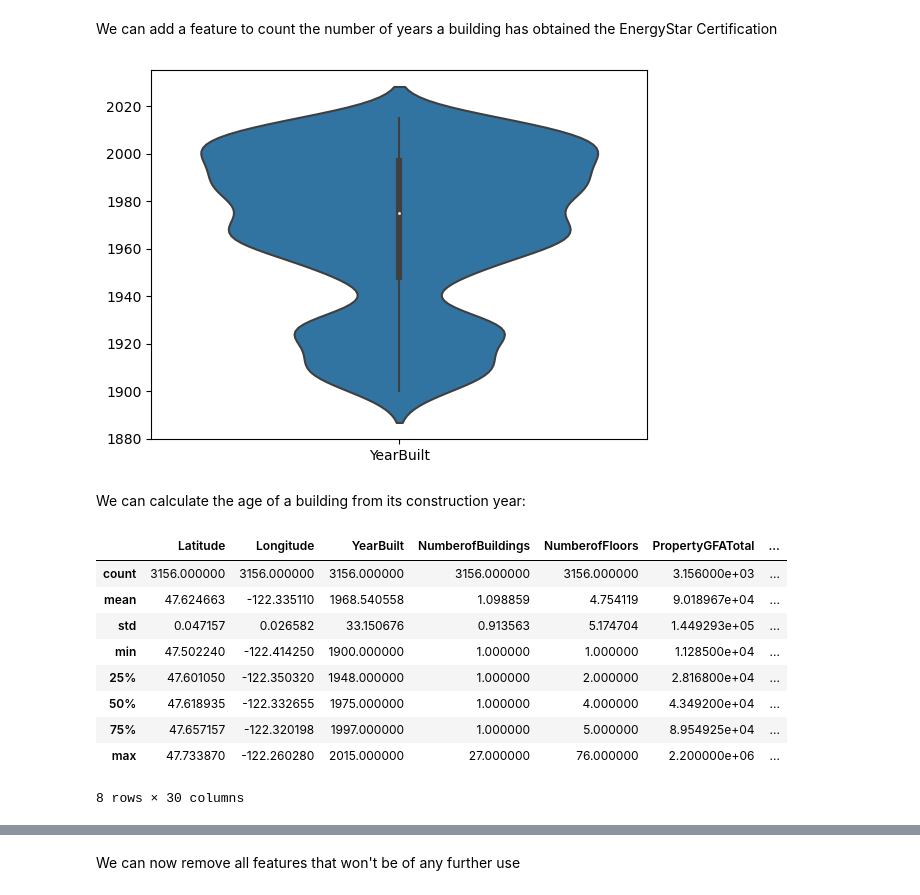
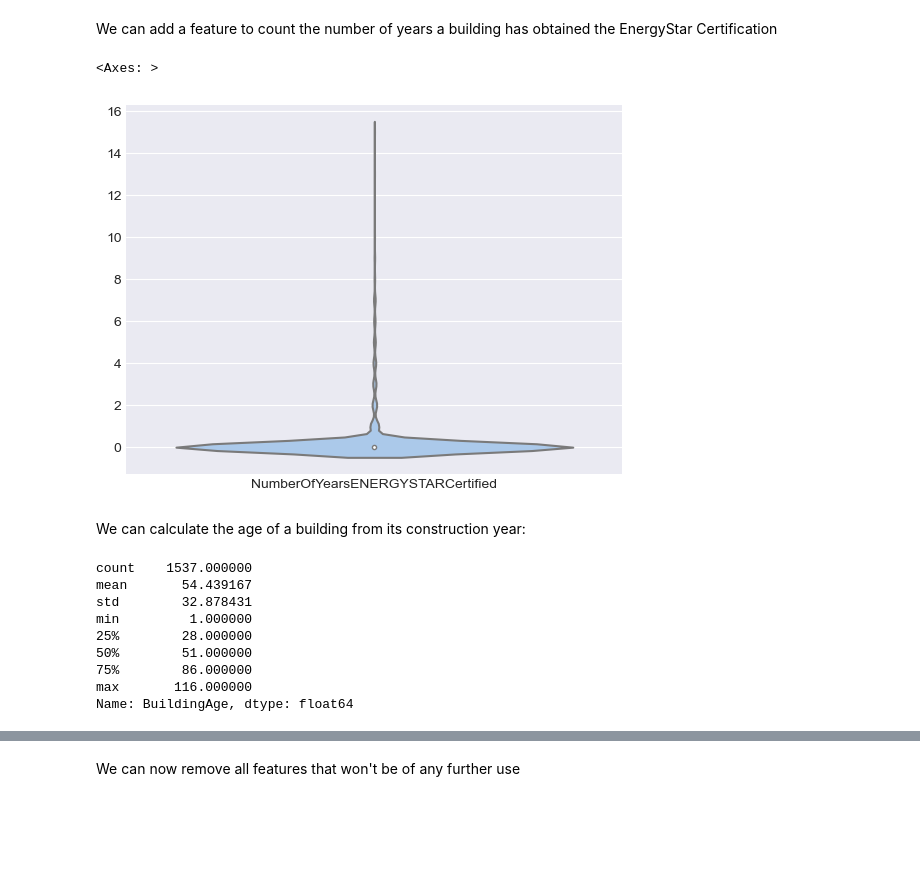
Before and after one commit to Dzov/DSP4, a Jupyter notebook: Haladjian_Amelie-Dzovinar_1_notebook_exploratoire_082023.ipynb, the cells around one changed output, grey strips where cells are left out. Drawn from its saved outputs; the diff is of its cells as text; code cells hidden in the pictures; blank space fills up the shorter version.

```diff
--- a/Haladjian_Amelie-Dzovinar_1_notebook_exploratoire_082023.ipynb
+++ b/Haladjian_Amelie-Dzovinar_1_notebook_exploratoire_082023.ipynb
@@ -513,0 +618,2 @@ data.drop(energy_use_outliers.index, inplace=True)
+# %%
+data.drop(index=353, inplace=True)
@@ -522,16 +657,20 @@ We will exploit some of the features to create new ones that can be exploited fo
 
 We can start by calculating the percentage of usage of each energy source:
 # %%
-data["ElectricityUse(Percentage)"] = (
-    data["Electricity(kBtu)"] / data["SiteEnergyUse(kBtu)"] * 100
+def calculate_percentage(column_name, total_column_name):
+    return round(data[column_name] / data[total_column_name] * 100, 2)
+
+
+data["ElectricityUse(Percentage)"] = calculate_percentage(
+    "Electricity(kBtu)", "SiteEnergyUse(kBtu)"
 )
 
-data["SteamUse(Percentage)"] = (
-    data["SteamUse(kBtu)"] / data["SiteEnergyUse(kBtu)"] * 100
+data["SteamUse(Percentage)"] = calculate_percentage(
+    "SteamUse(kBtu)", "SiteEnergyUse(kBtu)"
 )
 
-data["NaturalGasUse(Percentage)"] = (
-    data["NaturalGas(kBtu)"] / data["SiteEnergyUse(kBtu)"] * 100
+data["NaturalGasUse(Percentage)"] = calculate_percentage(
+    "NaturalGas(kBtu)", "SiteEnergyUse(kBtu)"
 )
 # %%
 buildings_wo_energy_use = data.loc[
@@ -546,0 +688,13 @@ buildings_wo_energy_use
+# %%
+data["LargestUseTypeGFA(Percentage)"] = calculate_percentage(
+    "LargestPropertyUseTypeGFA", "PropertyGFATotal"
+)
+data["SecondLargestUseTypeGFA(Percentage)"] = calculate_percentage(
+    "SecondLargestPropertyUseTypeGFA", "PropertyGFATotal"
+)
+data["ThirdLargestUseTypeGFA(Percentage)"] = calculate_percentage(
+    "ThirdLargestPropertyUseTypeGFA", "PropertyGFATotal"
+)
+data["ParkingGFA(Percentage)"] = calculate_percentage(
+    "PropertyGFAParking", "PropertyGFATotal"
+)
@@ -547,30 +717,31 @@ buildings_wo_energy_use
 # %% [markdown]
 We can add a feature to count the number of years a building has obtained the EnergyStar Certification
 # %%
-data["NumberOfYearsENERGYSTARCertified"] = len(data["YearsENERGYSTARCertified"]) / 4
+data["NumberOfYearsENERGYSTARCertified"] = data["YearsENERGYSTARCertified"].apply(
+    lambda x: len(x) / 4 if isinstance(x, str) else 0
+)
 
 data.loc[
     data["YearsENERGYSTARCertified"].isnull(), "NumberOfYearsENERGYSTARCertified"
 ] = 0
 # %%
-sns.violinplot(data[["YearBuilt"]])
-plt.show()
+sns.violinplot(data[["NumberOfYearsENERGYSTARCertified"]])
 # %% [output]
+<Axes: >
-[figure, old version]
+[figure, new version]
 # %% [markdown]
 We can calculate the age of a building from its construction year:
 # %%
 data["BuildingAge"] = 2016 - data["YearBuilt"]
 
-data.describe()
+data["BuildingAge"].describe()
 # %% [output]
-|  | Latitude | Longitude | YearBuilt | NumberofBuildings | NumberofFloors | PropertyGFATotal | ... |
-| count | 3156.000000 | 3156.000000 | 3156.000000 | 3156.000000 | 3156.000000 | 3.156000e+03 | ... |
-| mean | 47.624663 | -122.335110 | 1968.540558 | 1.098859 | 4.754119 | 9.018967e+04 | ... |
-| std | 0.047157 | 0.026582 | 33.150676 | 0.913563 | 5.174704 | 1.449293e+05 | ... |
-| min | 47.502240 | -122.414250 | 1900.000000 | 1.000000 | 1.000000 | 1.128500e+04 | ... |
-| 25% | 47.601050 | -122.350320 | 1948.000000 | 1.000000 | 2.000000 | 2.816800e+04 | ... |
-| 50% | 47.618935 | -122.332655 | 1975.000000 | 1.000000 | 4.000000 | 4.349200e+04 | ... |
-| 75% | 47.657157 | -122.320198 | 1997.000000 | 1.000000 | 5.000000 | 8.954925e+04 | ... |
-| max | 47.733870 | -122.260280 | 2015.000000 | 27.000000 | 76.000000 | 2.200000e+06 | ... |
-8 rows × 30 columns
+count    1537.000000
+mean       54.439167
+std        32.878431
+min         1.000000
+25%        28.000000
+50%        51.000000
+75%        86.000000
+max       116.000000
+Name: BuildingAge, dtype: float64
```
Also changed, not shown: parts of 106 cells of this notebook, 3 other files.
